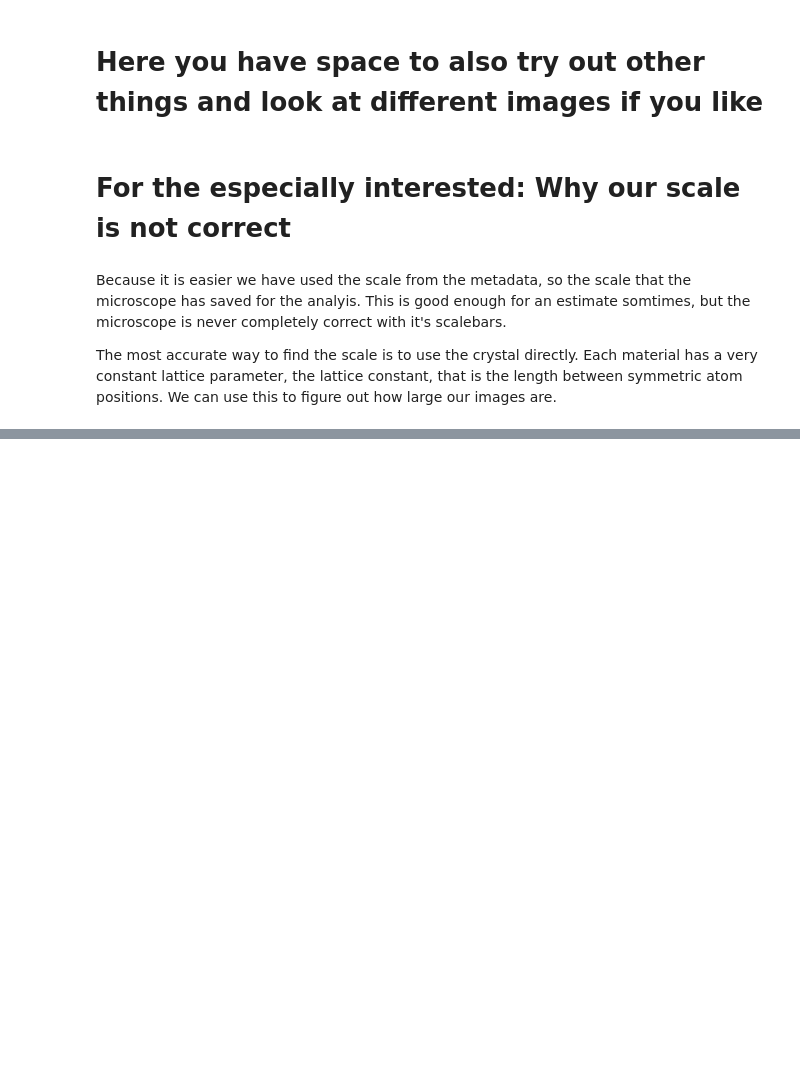
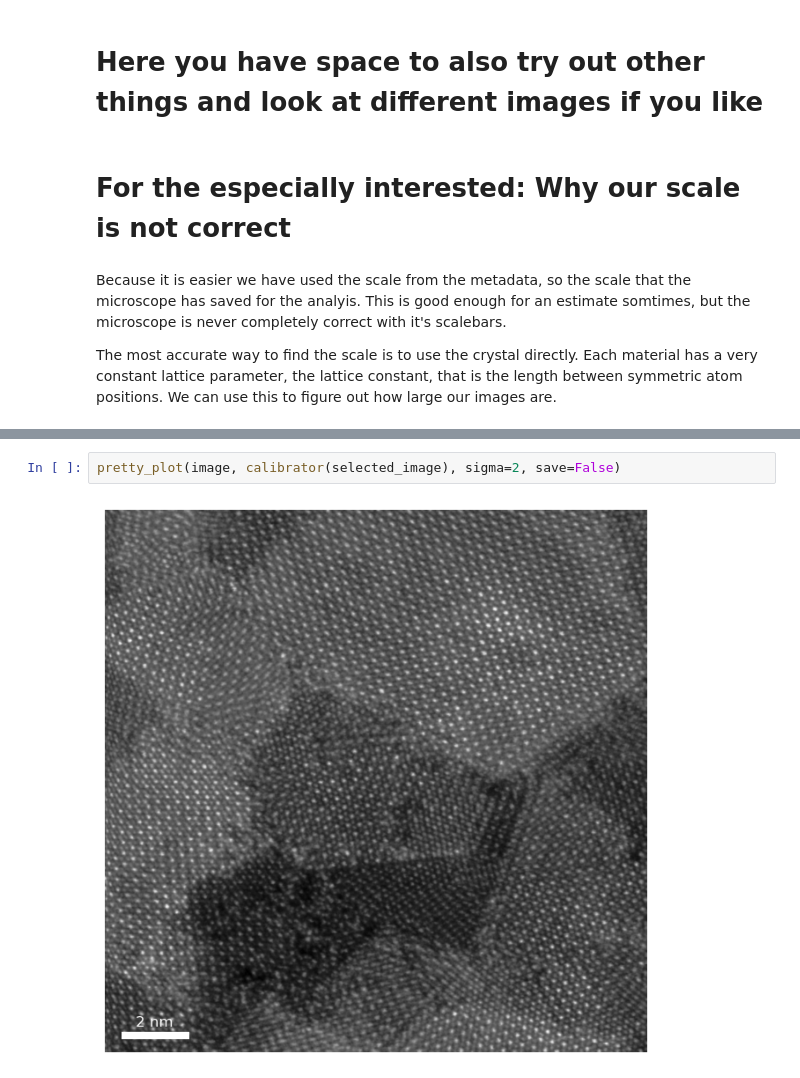
Before and after one commit to kofcla/data-analysis-tutorial, a Jupyter notebook: image-analysis-tutorial.ipynb, the cells around one changed output, grey strips where cells are left out. Drawn from its saved outputs; the diff is of its cells as text; blank space fills up the shorter version.

```diff
--- a/image-analysis-tutorial.ipynb
+++ b/image-analysis-tutorial.ipynb
@@ -335,0 +366,4 @@ axs[1].imshow(selected_image);
+# %%
+pretty_plot(image, calibrator(selected_image), sigma=2, save=False)
+# %% [output]
+[figure, added]
```
Also changed, not shown: parts of 3 cells of this notebook, 1 other file.
